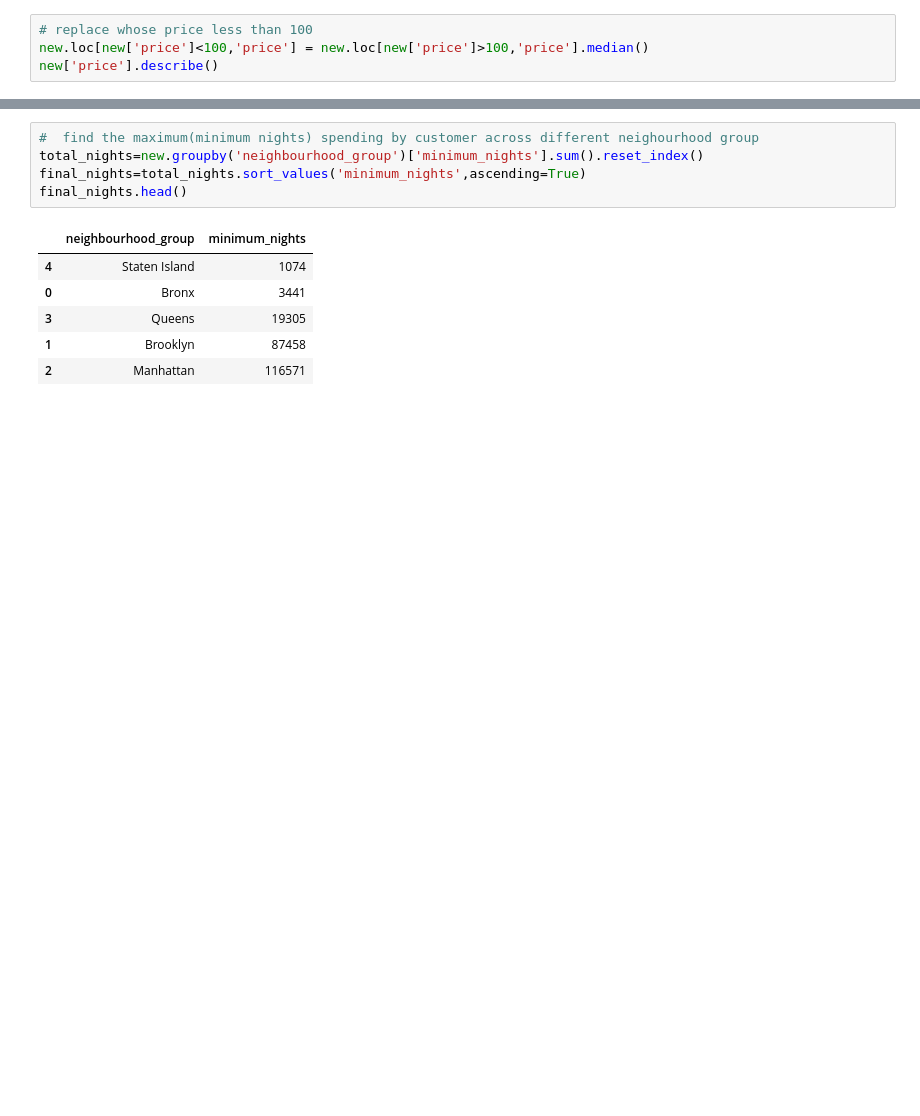
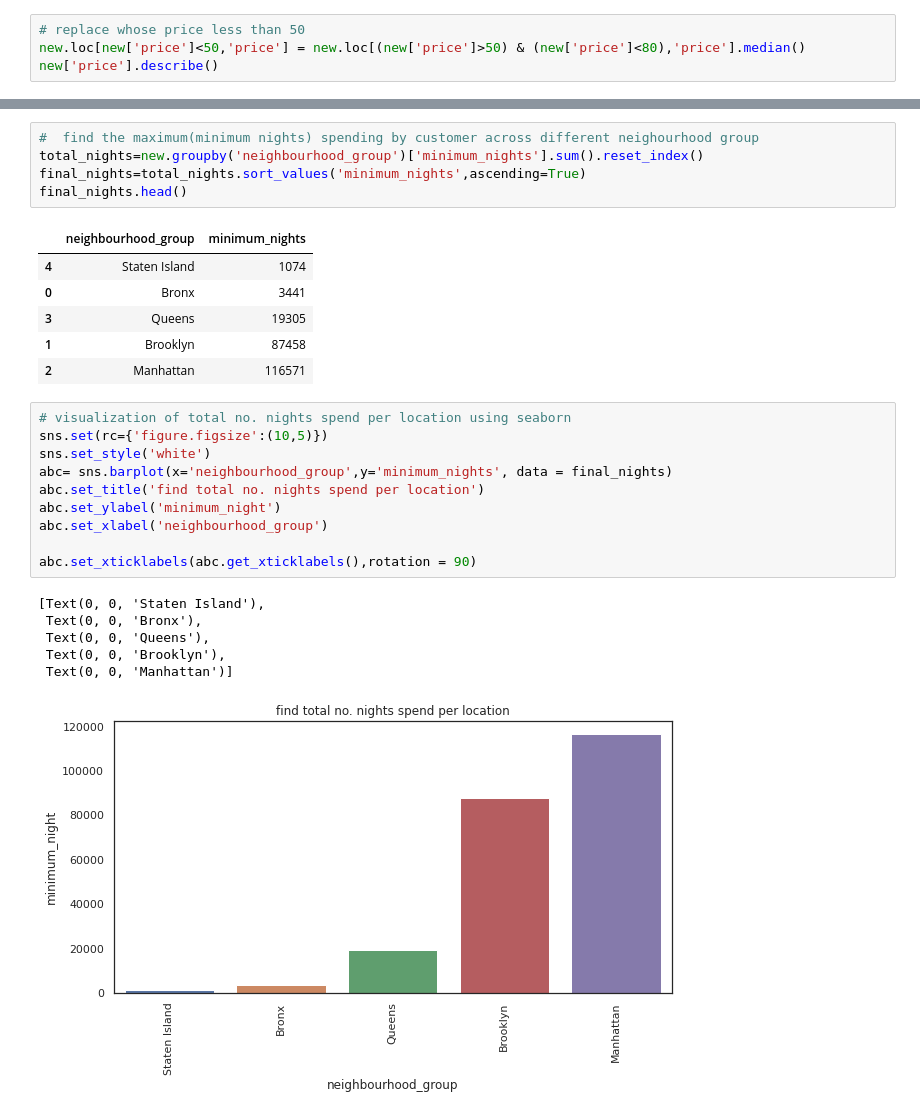
Before and after one commit to suloymandal9/Airbnb--data--analysis, a Jupyter notebook: airbnb.ipynb, the cells around one changed output, grey strips where cells are left out. Saved outputs shown, nothing was run; the diff lists cells and outputs as text; blank space fills up the shorter version.

```diff
--- a/airbnb.ipynb
+++ b/airbnb.ipynb
@@ -96,8 +101,8 @@ min          0.000000
 max      10000.000000
 Name: price, dtype: float64
 # %%
-# replace whose price less than 100
-new.loc[new['price']<100,'price'] = new.loc[new['price']>100,'price'].median()
+# replace whose price less than 50
+new.loc[new['price']<50,'price'] = new.loc[(new['price']>50) & (new['price']<80),'price'].median()
 new['price'].describe()
 # %% [output]
 count    38821.000000
@@ -171,3 +176,20 @@ final_nights.head()
 | 3 | Queens | 19305 |
 | 1 | Brooklyn | 87458 |
 | 2 | Manhattan | 116571 |
+# %%
+# visualization of total no. nights spend per location using seaborn
+sns.set(rc={'figure.figsize':(10,5)})
+sns.set_style('white')
+abc= sns.barplot(x='neighbourhood_group',y='minimum_nights', data = final_nights)
+abc.set_title('find total no. nights spend per location')
+abc.set_ylabel('minimum_night')
+abc.set_xlabel('neighbourhood_group')
+
+abc.set_xticklabels(abc.get_xticklabels(),rotation = 90)
+# %% [output]
+[Text(0, 0, 'Staten Island'),
+ Text(0, 0, 'Bronx'),
+ Text(0, 0, 'Queens'),
+ Text(0, 0, 'Brooklyn'),
+ Text(0, 0, 'Manhattan')]
+[figure, added]
```
Also changed, not shown: parts of 2 cells of this notebook.
